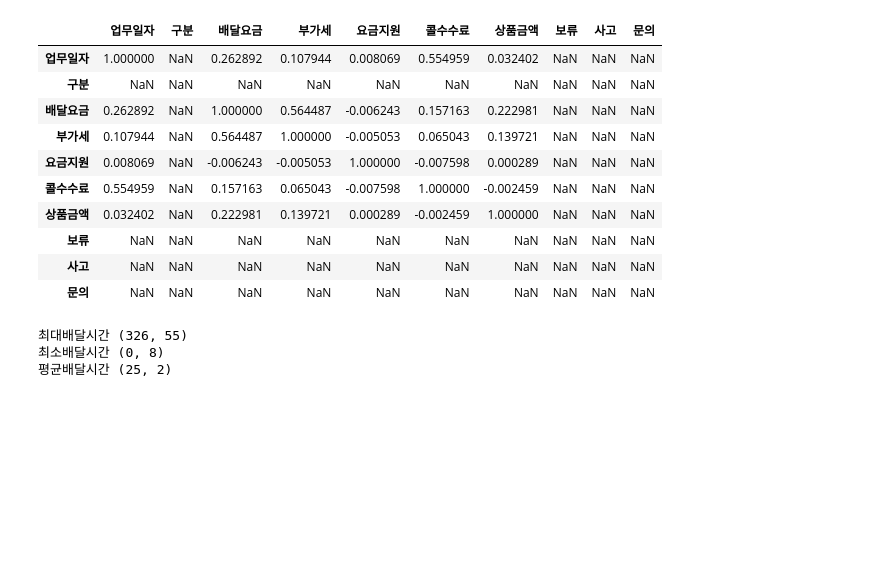
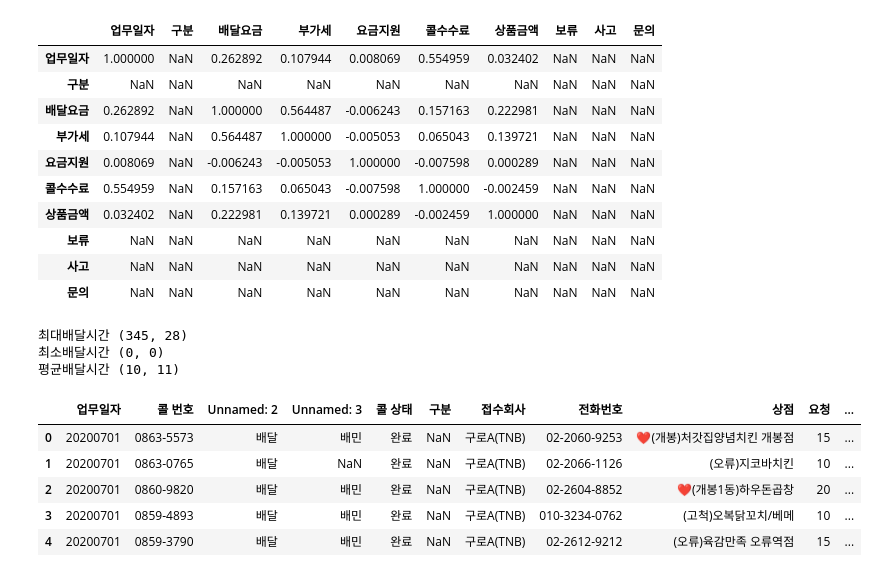
Before and after one commit to ethan528/BBS_Optimal_Position, a Jupyter notebook: EDA.ipynb, the cells around one changed output. Cells and saved outputs as stored; diff of their text form; code cells hidden in the pictures; blank space fills up the shorter version.

```diff
--- a/EDA.ipynb
+++ b/EDA.ipynb
@@ -165,11 +101,22 @@ def trans_time(second):
 
     return time
 
-second = trans_second(df['완료'], df['접수'])
+second = trans_second(df['완료'], df['픽업'])
 print('최대배달시간', trans_time(max(second)))
 print('최소배달시간', trans_time(min(second)))
 print('평균배달시간', trans_time(sum(second)/len(second)))
 # %% [output]
-최대배달시간 (326, 55)
-최소배달시간 (0, 8)
-평균배달시간 (25, 2)
+최대배달시간 (345, 28)
+최소배달시간 (0, 0)
+평균배달시간 (10, 11)
+# %%
+df = pd.read_excel(
+    './delivery/20년 7월_ 21년 6월 수도권제2본부.xlsx')
+df.head()
+# %% [output]
+|  | 업무일자 | 콜 번호 | Unnamed: 2 | Unnamed: 3 | 콜 상태 | 구분 | 접수회사 | 전화번호 | 상점 | 요청 | ... |
+| 0 | 20200701 | 0863-5573 | 배달 | 배민 | 완료 | NaN | 구로A(TNB) | 02-2060-9253 | ❤(개봉)처갓집양념치킨 개봉점 | 15 | ... |
+| 1 | 20200701 | 0863-0765 | 배달 | NaN | 완료 | NaN | 구로A(TNB) | 02-2066-1126 | (오류)지코바치킨 | 10 | ... |
+| 2 | 20200701 | 0860-9820 | 배달 | 배민 | 완료 | NaN | 구로A(TNB) | 02-2604-8852 | ❤(개봉1동)하우돈곱창 | 20 | ... |
+| 3 | 20200701 | 0859-4893 | 배달 | 배민 | 완료 | NaN | 구로A(TNB) | 010-3234-0762 | (고척)오복닭꼬치/베메 | 10 | ... |
+| 4 | 20200701 | 0859-3790 | 배달 | 배민 | 완료 | NaN | 구로A(TNB) | 02-2612-9212 | (오류)육감만족 오류역점 | 15 | ... |
```
Also changed, not shown: parts of 19 cells of this notebook.
